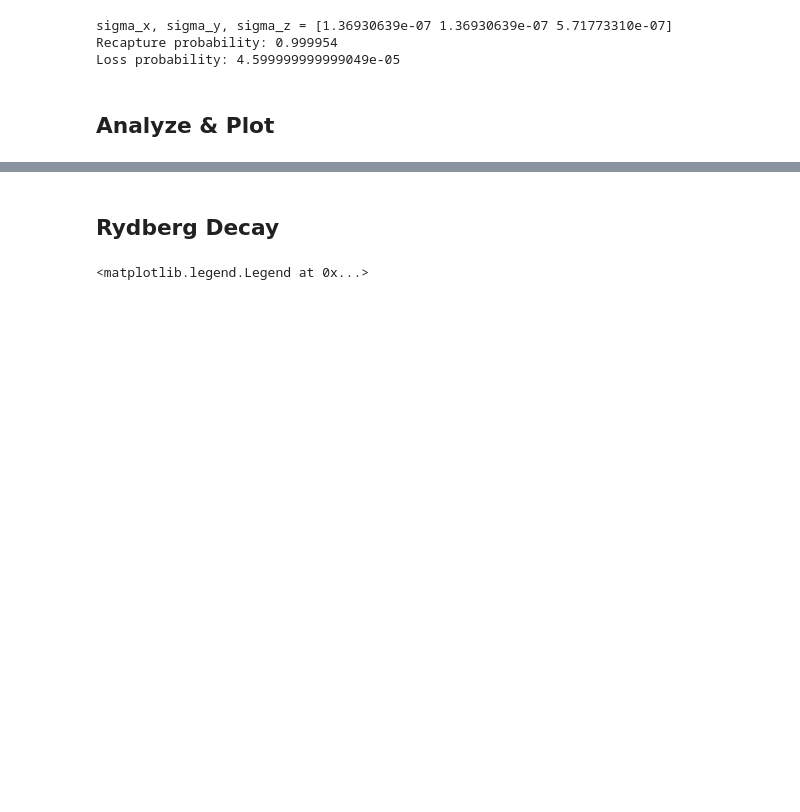
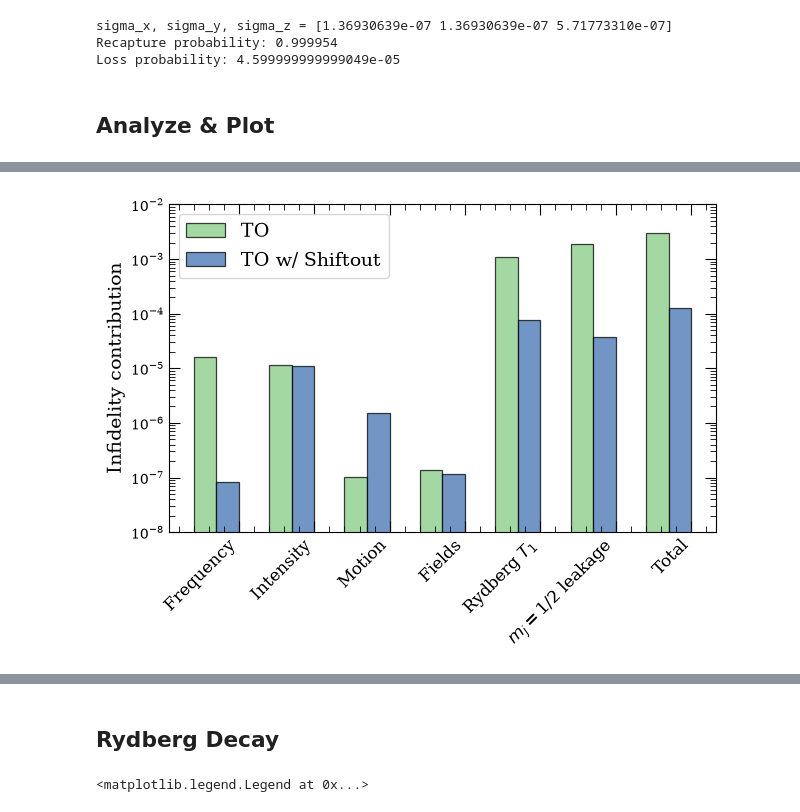
Before and after one commit to Linipun/GateError, a Jupyter notebook: budget.ipynb, the cells around one changed output, grey strips where cells are left out. Drawn from its saved outputs; the diff is of its cells as text; code cells hidden in the pictures; blank space fills up the shorter version.

```diff
--- a/budget.ipynb
+++ b/budget.ipynb
@@ -1174,0 +1220,52 @@ print(result['x_detuning'])
+# %%
+
+fig, ax = plt.subplots()
+colors = paper_pastel_colors(5, base="Accent")
+w = 0.3
+
+# Plot
+# To
+n = 70
+d = 2.2
+rabi = 2
+paths = f'1-photon-TO/{n},{d},{rabi}/scan_1photon_n{n}_config_and_raw.json'
+with open(paths,'r') as f:
+    d = json.load(f)
+baseTO = transform_result(d)
+bar_keys = [k for k in baseTO.keys()]
+TOplot = [baseTO[k] for k in bar_keys]
+x = np.arange(len(bar_keys))
+ax.bar(x-w/2, TOplot, width=w,color=colors[0],
+        alpha=0.75,
+        label='TO',
+        edgecolor="black",
+        linewidth=0.9,)
+
+n = 70
+d = 2.
+rabi = 28
+paths = f'1-photon/{n},{d},{rabi}/scan_1photon_n{n}_config_and_raw.json'
+with open(paths,'r') as f:
+    d = json.load(f)
+shiftoutTO = transform_result(d)
+TOshiftoutplot = [k for k in shiftoutTO.values()]
+
+ax.bar(x+w/2, TOshiftoutplot, width=w,color=colors[4],
+        alpha=0.75,
+        label='TO w/ Shiftout',
+        edgecolor="black",
+        linewidth=0.9,)
+
+ax.set_xticks(x+w)
+ax.set_xticklabels(bar_keys, rotation=35, ha="right")
+ax.set_ylabel("Infidelity contribution", fontsize=14)
+# ax.set_title(f"Contributions at minimum total infidelity\n(total = {min_val:.3e})")
+ax.tick_params(axis='x', rotation=45, labelsize=12)
+ax.set_yscale('log')
+ax.legend(fontsize=14)
+ax.set_ylim([1e-8,1e-2])
+fig.tight_layout()
+fig.savefig('one-photon-budget.png', dpi=500)
+plt.show()
+# %% [output]
+[figure, added]
```
Also changed, not shown: parts of 18 cells of this notebook, 5 other files.
